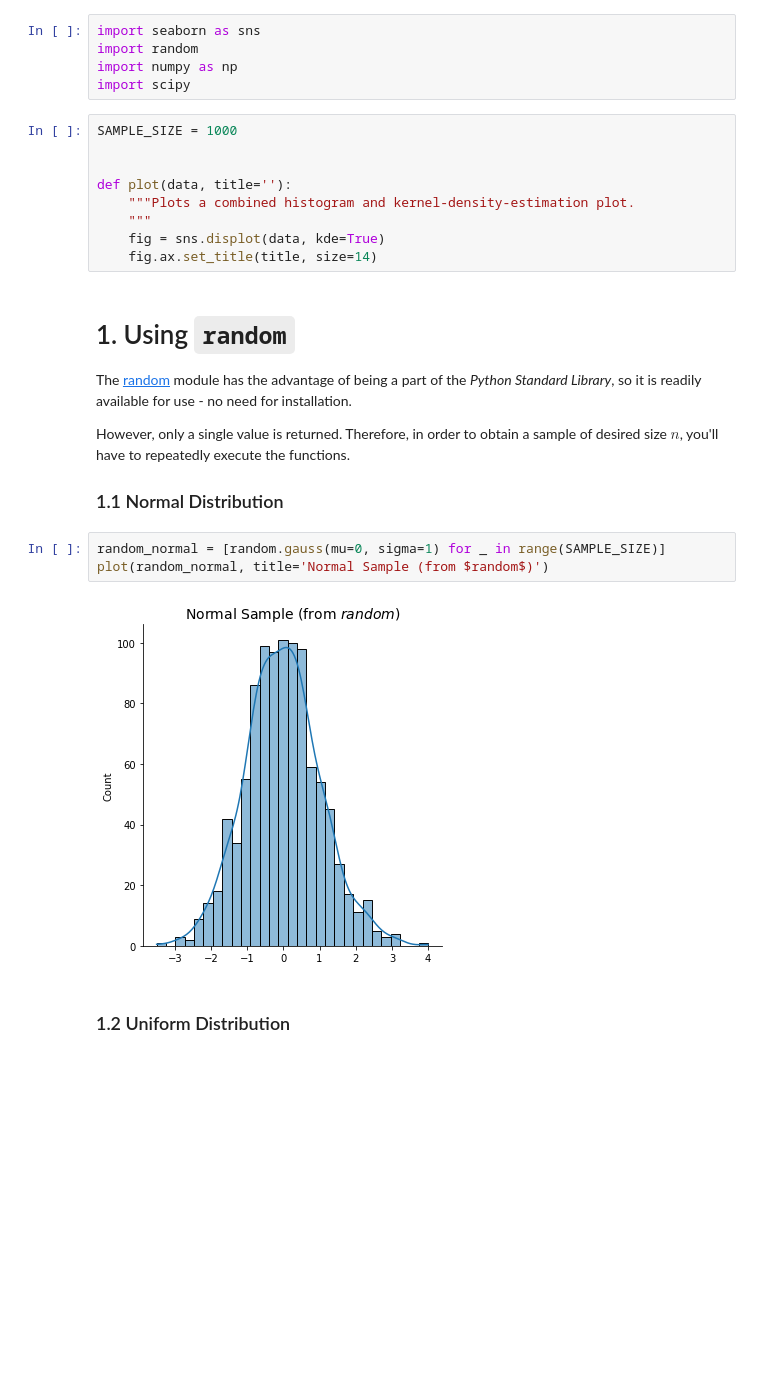
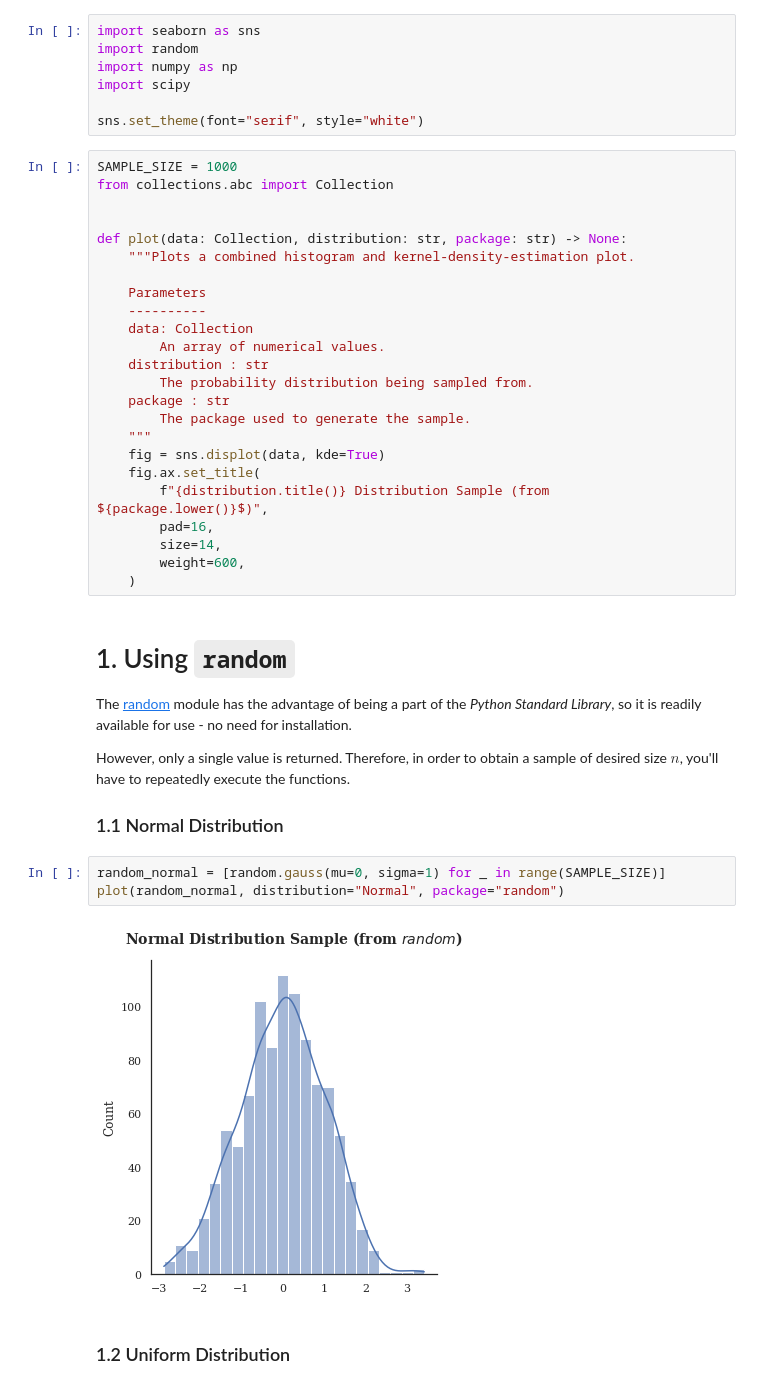
Before and after one commit to Tim-Abwao/blog-projects, a Jupyter notebook: sampling-from-probability-distributions/Probalility Distributions in Python.ipynb, the cells around one changed output. Drawn from its saved outputs; the diff is of its cells as text; blank space fills up the shorter version.

Commit message:
Update dependencies
In response to critical vulnerability in Pillow < 9.0.0.
Improve appearance of graphs.
Use python3.9 in Binder.

```diff
--- a/sampling-from-probability-distributions/Probalility Distributions in Python.ipynb
+++ b/sampling-from-probability-distributions/Probalility Distributions in Python.ipynb
@@ -15,15 +15,32 @@ import seaborn as sns
 import random
 import numpy as np
 import scipy
+
+sns.set_theme(font="serif", style="white")
 # %%
 SAMPLE_SIZE = 1000
+from collections.abc import Collection
 
 
-def plot(data, title=''):
+def plot(data: Collection, distribution: str, package: str) -> None:
     """Plots a combined histogram and kernel-density-estimation plot.
+
+    Parameters
+    ----------
+    data: Collection
+        An array of numerical values.
+    distribution : str
+        The probability distribution being sampled from.
+    package : str
+        The package used to generate the sample.
     """
     fig = sns.displot(data, kde=True)
-    fig.ax.set_title(title, size=14)
+    fig.ax.set_title(
+        f"{distribution.title()} Distribution Sample (from ${package.lower()}$)",
+        pad=16,
+        size=14,
+        weight=600,
+    )
 # %% [markdown]
 # 1. Using `random`
 
@@ -37,9 +54,9 @@ However, only a single value is returned. Therefore, in order to obtain a sample
 ### 1.1 Normal Distribution
 # %%
 random_normal = [random.gauss(mu=0, sigma=1) for _ in range(SAMPLE_SIZE)]
-plot(random_normal, title='Normal Sample (from $random$)')
+plot(random_normal, distribution="Normal", package="random")
 # %% [output]
-[figure, old version]
+[figure, new version]
 # %% [markdown]
 ### 1.2 Uniform Distribution
 # %%
```
Also changed, not shown: parts of 9 cells of this notebook, 3 other files.
